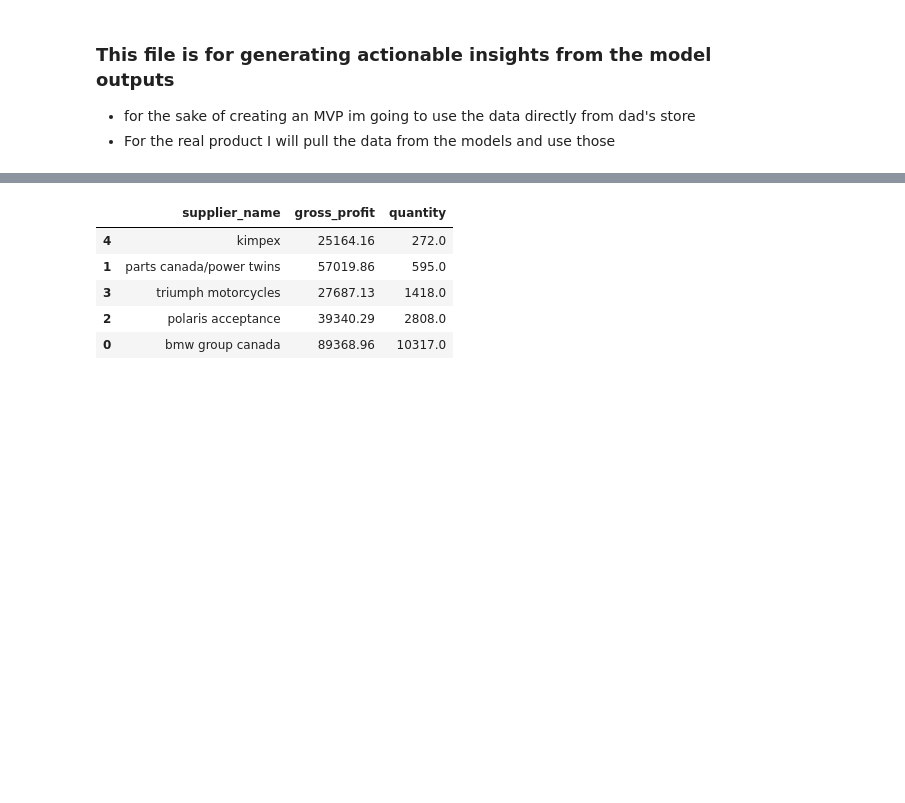
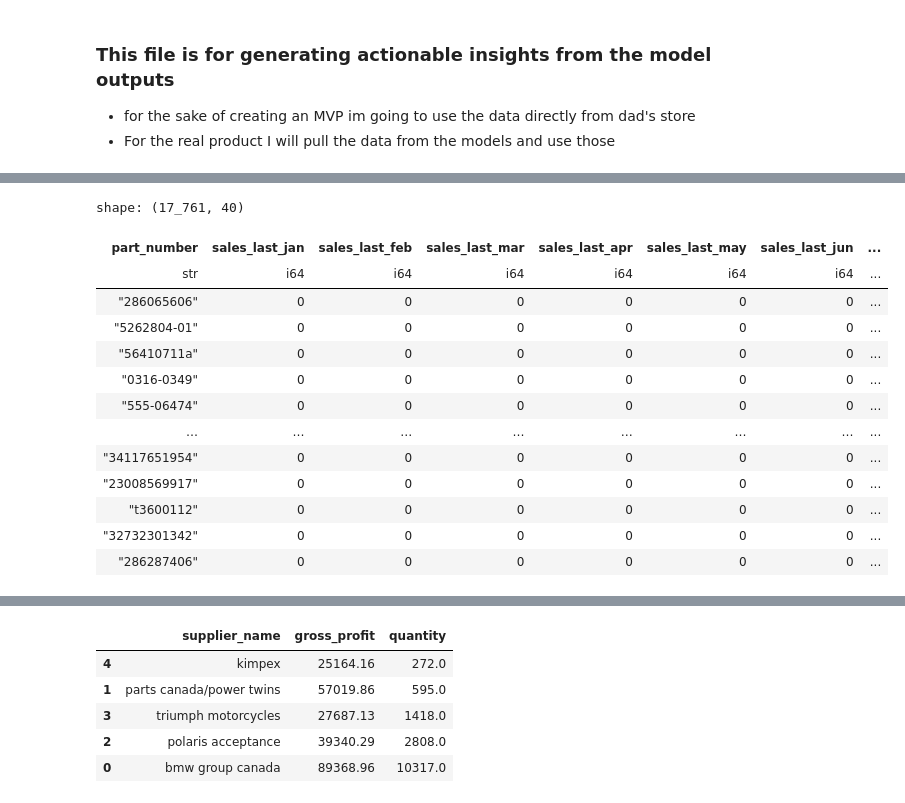
Before and after one commit to skyler22wilson/co-pilot-v1, a Jupyter notebook: Notebooks/business_insights.ipynb, the cells around one changed output, grey strips where cells are left out. Saved outputs shown, nothing was run; the diff lists cells and outputs as text; code cells hidden in the pictures; blank space fills up the shorter version.

```diff
--- a/Notebooks/business_insights.ipynb
+++ b/Notebooks/business_insights.ipynb
@@ -100,0 +269,11 @@ df[mask]['price'].mean()
+# %%
+print('Calculating current month sales for 30 days supply...')
+df = pl.read_csv('/Users/skylerwilson/Desktop/PartsWise/Data/Processed/parts_data_cleaned.csv')
+current_month = datetime.now().month - 1
+month_abbr = calendar.month_abbr[current_month].lower()
+this_month_sales_column = f'sales_{month_abbr}'
+
+this_month_sales_sum = df.select([
+        pl.col(this_month_sales_column).sum().alias('total_sales_current_month')
+    ])
+print(this_month_sales_sum)
@@ -100,0 +290,57 @@ df[mask]['price'].mean()
+# %%
+df = pl.read_csv('/Users/skylerwilson/Desktop/PartsWise/Data/Processed/parts_data_cleaned.csv')
+
+def fun_funct(df):
+
+    current_month =  datetime.now().month
+    this_year_sales_columns = [f'sales_{calendar.month_abbr[i].lower()}' for i in range(1, current_month + 1)]
+
+    df = df.with_columns(
+            (pl.col('price') - pl.col('margin')).round(2).alias('cost_per_unit')
+        )
+    df.with_columns(
+        (pl.col('cost_per_unit') * pl.col('quantity')).round(2).alias('total_cost')
+    )
+    total_sales_ytd = pl.sum_horizontal(this_year_sales_columns).alias('total_sales_ytd')
+
+    df = df.with_columns(total_sales_ytd)
+
+    df = df.with_columns([
+        (pl.col('total_sales_ytd') * pl.col('price')).round(2).alias('sales_revenue'),
+        (pl.col('total_sales_ytd') * pl.col('cost_per_unit')).round(2).alias('cogs')
+    ])
+
+    # Calculate 'gross_profit'
+    df = df.with_columns([
+        (pl.col('sales_revenue') - pl.col('cogs')).round(2).alias('gross_profit')
+    ])
+
+    # Calculate 'roi'
+    df = df.with_columns([
+        pl.when(pl.col('cogs') > 0)
+        .then((pl.col('gross_profit') / pl.col('cogs')) * 100)
+        .otherwise(0.00)
+        .round(2)
+        .alias('roi')
+    ])
+
+    return df
+
+
+df_n = fun_funct(df)
+df_n
+# %% [output]
+shape: (17_761, 40)
+| part_number | sales_last_jan | sales_last_feb | sales_last_mar | sales_last_apr | sales_last_may | sales_last_jun | ... |
+| str | i64 | i64 | i64 | i64 | i64 | i64 | ... |
+| "286065606" | 0 | 0 | 0 | 0 | 0 | 0 | ... |
+| "5262804-01" | 0 | 0 | 0 | 0 | 0 | 0 | ... |
+| "56410711a" | 0 | 0 | 0 | 0 | 0 | 0 | ... |
+| "0316-0349" | 0 | 0 | 0 | 0 | 0 | 0 | ... |
+| "555-06474" | 0 | 0 | 0 | 0 | 0 | 0 | ... |
+| … | … | … | … | … | … | … | ... |
+| "34117651954" | 0 | 0 | 0 | 0 | 0 | 0 | ... |
+| "23008569917" | 0 | 0 | 0 | 0 | 0 | 0 | ... |
+| "t3600112" | 0 | 0 | 0 | 0 | 0 | 0 | ... |
+| "32732301342" | 0 | 0 | 0 | 0 | 0 | 0 | ... |
+| "286287406" | 0 | 0 | 0 | 0 | 0 | 0 | ... |
```
Also changed, not shown: parts of 10 cells of this notebook, 2 other files.
